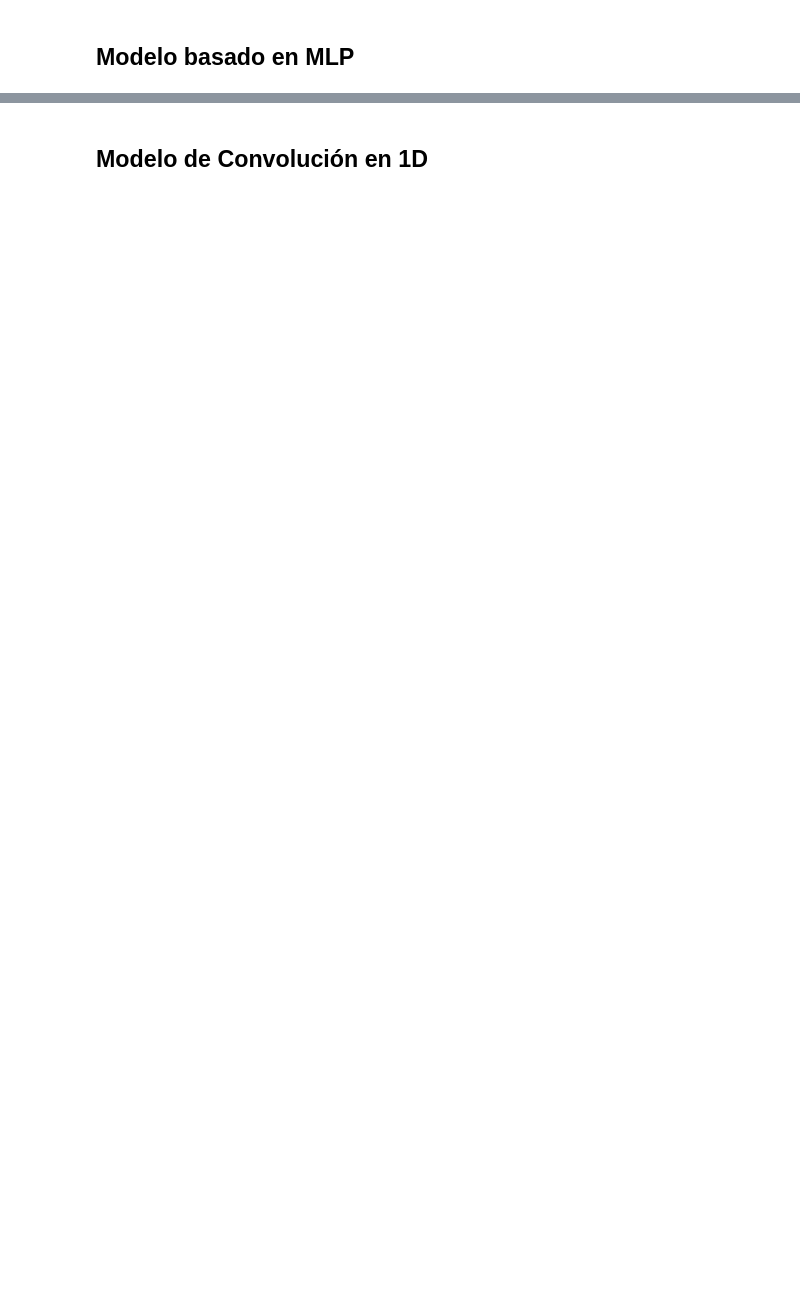
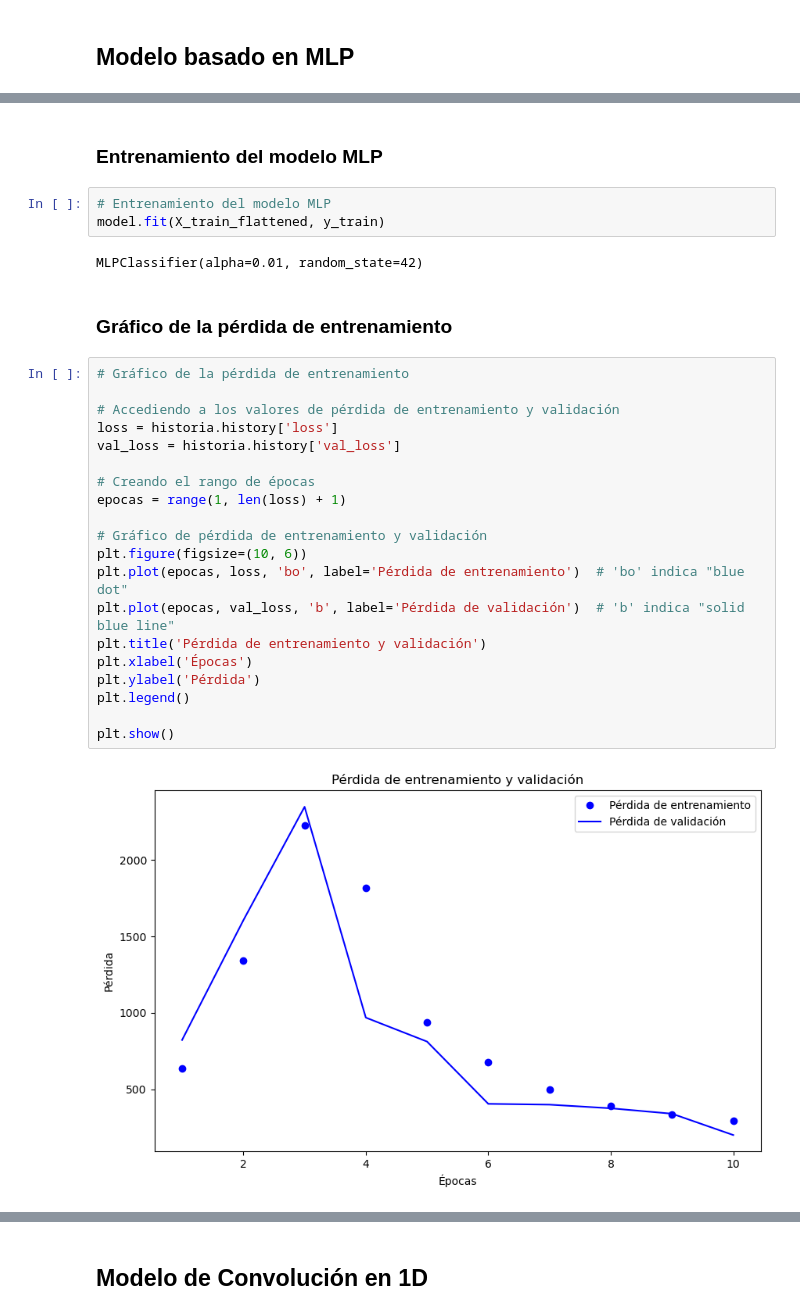
Before and after one commit to Sebastian-Cely/M1-Procesamiento-datos-secuenciales, a Jupyter notebook: notebooks/recurrent_model.ipynb, the cells around one changed output, grey strips where cells are left out. Cells and saved outputs as stored; diff of their text form; blank space fills up the shorter version.

```diff
--- a/notebooks/recurrent_model.ipynb
+++ b/notebooks/recurrent_model.ipynb
@@ -349,0 +725,31 @@ Pérdida del modelo MLPRegressor: 0.004288964954093497
+# %% [markdown]
+### Entrenamiento del modelo MLP
+# %%
+# Entrenamiento del modelo MLP
+model.fit(X_train_flattened, y_train)
+# %% [output]
+MLPClassifier(alpha=0.01, random_state=42)
+# %% [markdown]
+### Gráfico de la pérdida de entrenamiento
+# %%
+# Gráfico de la pérdida de entrenamiento
+
+# Accediendo a los valores de pérdida de entrenamiento y validación
+loss = historia.history['loss']
+val_loss = historia.history['val_loss']
+
+# Creando el rango de épocas
+epocas = range(1, len(loss) + 1)
+
+# Gráfico de pérdida de entrenamiento y validación
+plt.figure(figsize=(10, 6))
+plt.plot(epocas, loss, 'bo', label='Pérdida de entrenamiento')  # 'bo' indica "blue dot"
+plt.plot(epocas, val_loss, 'b', label='Pérdida de validación')  # 'b' indica "solid blue line"
+plt.title('Pérdida de entrenamiento y validación')
+plt.xlabel('Épocas')
+plt.ylabel('Pérdida')
+plt.legend()
+
+plt.show()
+# %% [output]
+[figure, added]
```
Also changed, not shown: parts of 65 cells of this notebook, 3 other files.
